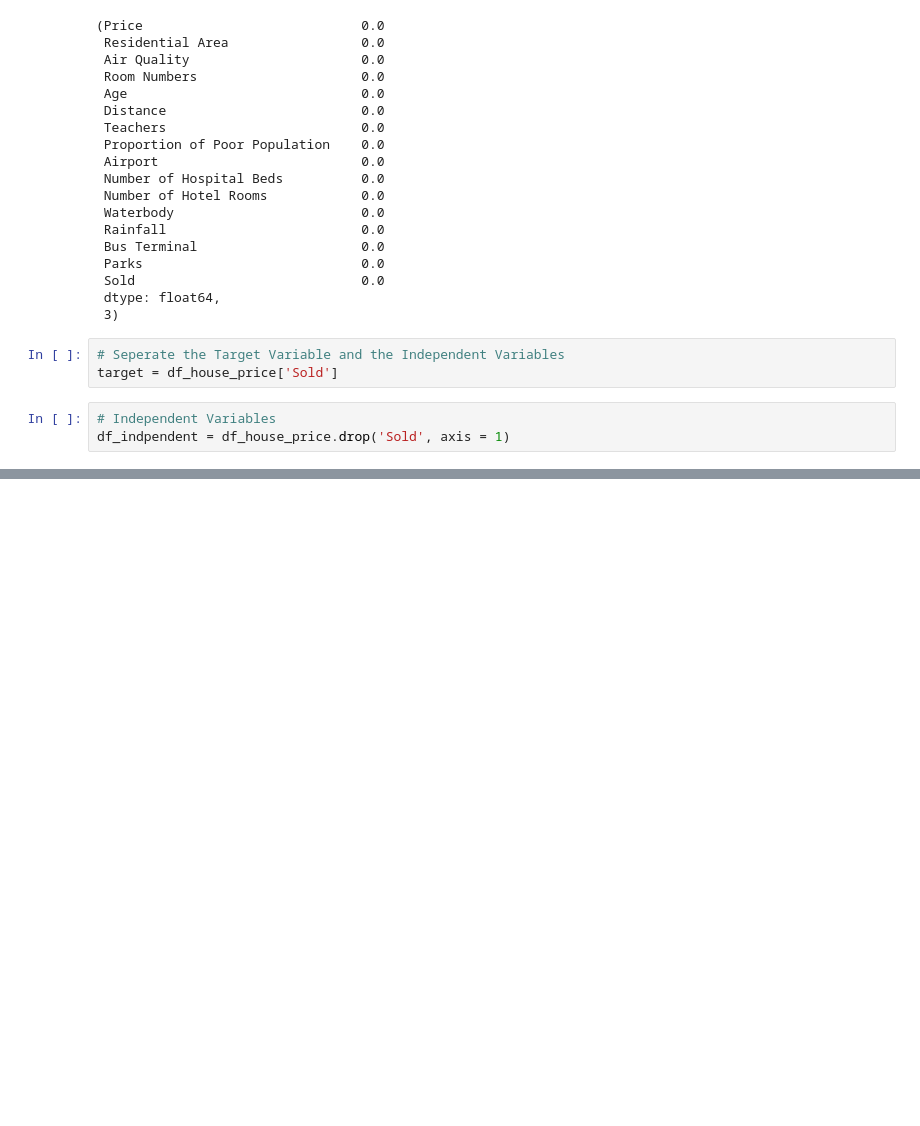
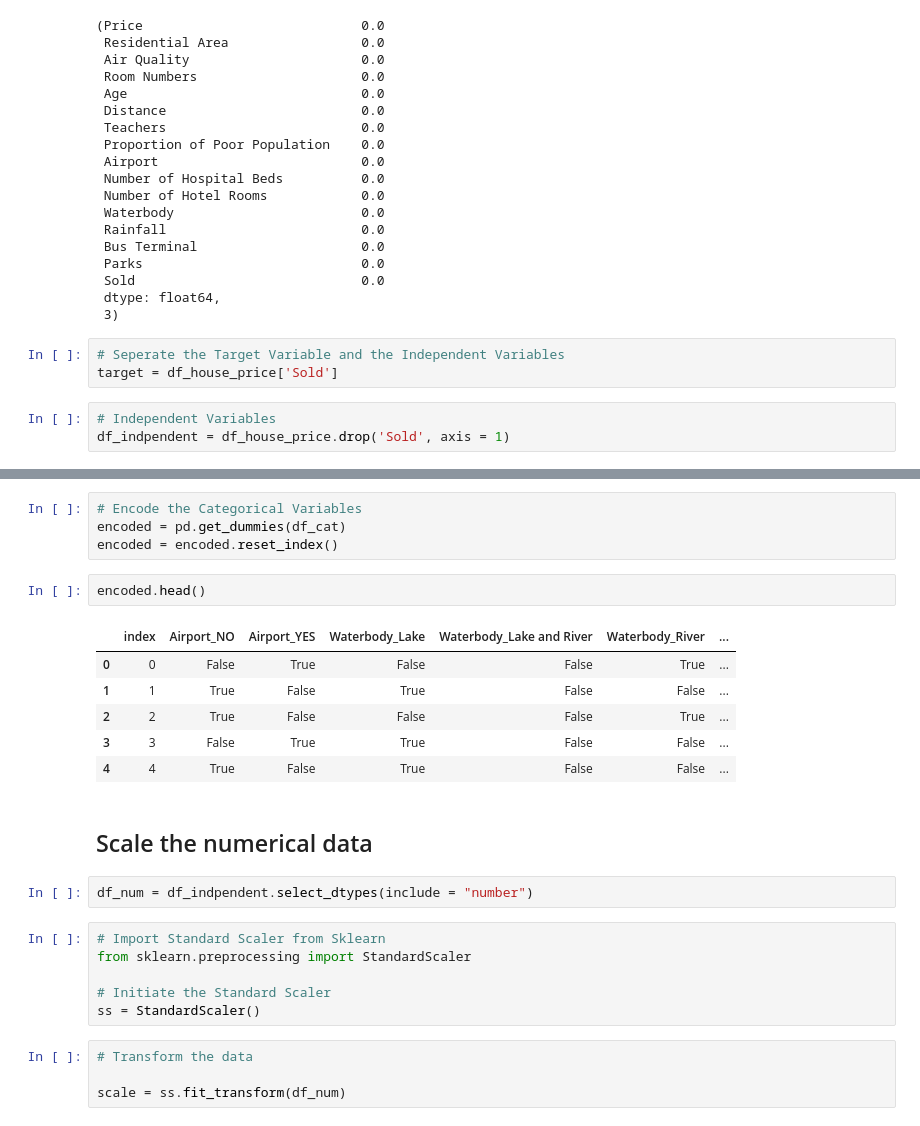
Before and after one commit to cyrixninja/Code-Unnati, a Jupyter notebook: python_scripts_ckpcet/supervised_classification/classification_modeling_on_house_price_data.ipynb, the cells around one changed output, grey strips where cells are left out. Cells and saved outputs as stored; diff of their text form; blank space fills up the shorter version.

```diff
--- a/python_scripts_ckpcet/supervised_classification/classification_modeling_on_house_price_data.ipynb
+++ b/python_scripts_ckpcet/supervised_classification/classification_modeling_on_house_price_data.ipynb
@@ -277,0 +291,27 @@ df_indpendent = df_house_price.drop('Sold', axis = 1)
+# %%
+# Encode the Categorical Variables
+encoded = pd.get_dummies(df_cat)
+encoded = encoded.reset_index()
+# %%
+encoded.head()
+# %% [output]
+|  | index | Airport_NO | Airport_YES | Waterbody_Lake | Waterbody_Lake and River | Waterbody_River | ... |
+| 0 | 0 | False | True | False | False | True | ... |
+| 1 | 1 | True | False | True | False | False | ... |
+| 2 | 2 | True | False | False | False | True | ... |
+| 3 | 3 | False | True | True | False | False | ... |
+| 4 | 4 | True | False | True | False | False | ... |
+# %% [markdown]
+## Scale the numerical data
+# %%
+df_num = df_indpendent.select_dtypes(include = "number")
+# %%
+# Import Standard Scaler from Sklearn
+from sklearn.preprocessing import StandardScaler
+
+# Initiate the Standard Scaler
+ss = StandardScaler()
+# %%
+# Transform the data
+
+scale = ss.fit_transform(df_num)
```
Also changed, not shown: parts of 8 cells of this notebook.
